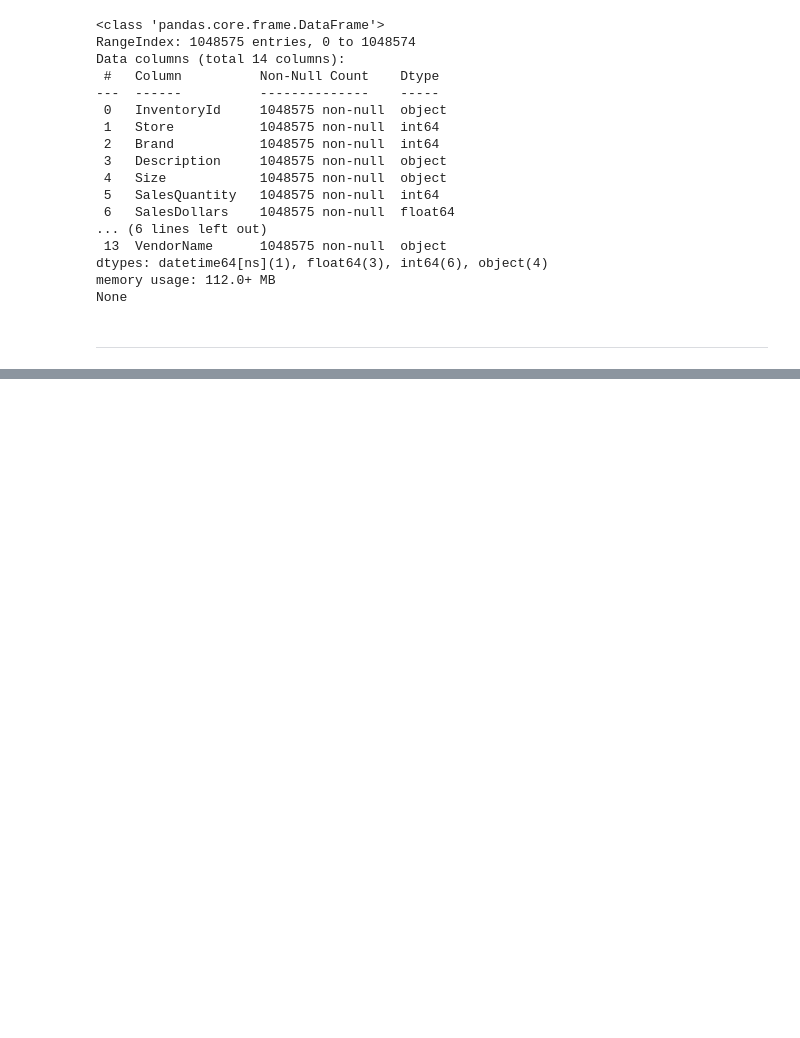
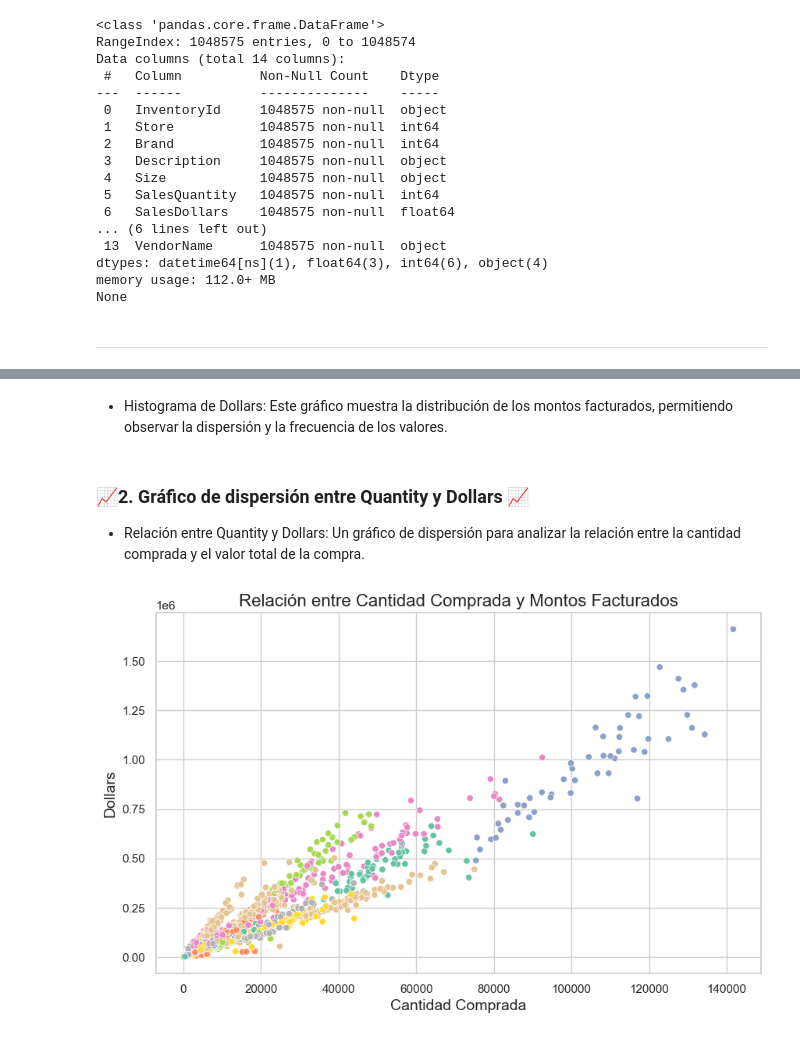
Before and after one commit to Dapt01G2-Henry/ComerLogistics, a Jupyter notebook: Sprint_1/EDA y ETL/EDA y ETL.ipynb, the cells around one changed output, grey strips where cells are left out. Saved outputs shown, nothing was run; the diff lists cells and outputs as text; code cells hidden in the pictures; blank space fills up the shorter version.

```diff
--- a/Sprint_1/EDA y ETL/EDA y ETL.ipynb
+++ b/Sprint_1/EDA y ETL/EDA y ETL.ipynb
@@ -492,0 +689,15 @@ None
+# %% [markdown]
+* Histograma de Dollars: Este gráfico muestra la distribución de los montos facturados, permitiendo observar la dispersión y la frecuencia de los valores.
+# %% [markdown]
+### 📈2. Gráfico de dispersión entre Quantity y Dollars 📈
+* Relación entre Quantity y Dollars: Un gráfico de dispersión para analizar la relación entre la cantidad comprada y el valor total de la compra.
+# %%
+# 2. Gráfico de dispersión entre Quantity y Dollars 📈
+plt.figure(figsize=(10, 6))
+sns.scatterplot(data=invoice_purchases_df1, x='Quantity', y='Dollars', hue='VendorName', palette='Set2', legend=False)
+plt.title('Relación entre Cantidad Comprada y Montos Facturados', fontsize=16)
+plt.xlabel('Cantidad Comprada', fontsize=14)
+plt.ylabel('Dollars', fontsize=14)
+plt.show()
+# %% [output]
+[figure, added]
```
Also changed, not shown: parts of 36 cells of this notebook, 3 other files.
